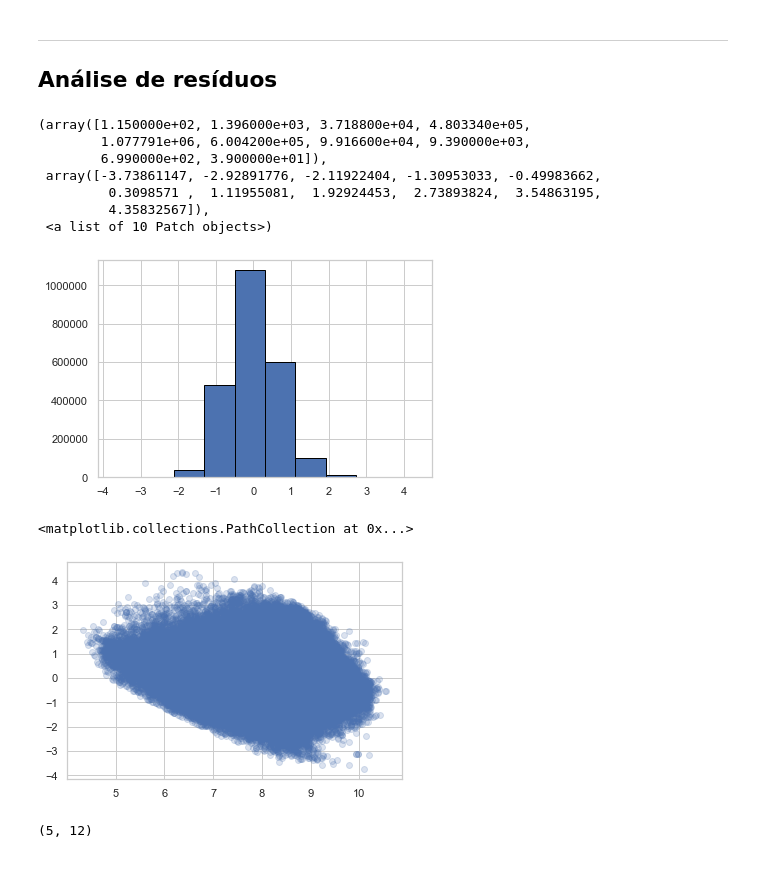
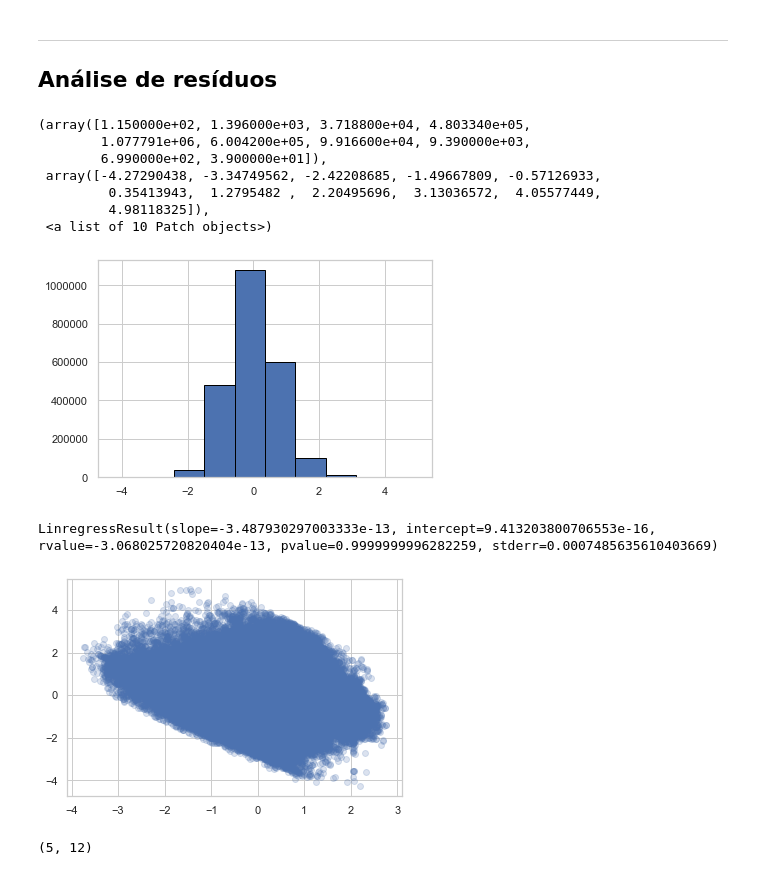
Before and after one commit to neylsoncrepalde/diversidade_mercado_ia, a Jupyter notebook: src/exploratoria.ipynb, the cells around one changed output. Cells and saved outputs as stored; diff of their text form; code cells hidden in the pictures.

```diff
--- a/src/exploratoria.ipynb
+++ b/src/exploratoria.ipynb
@@ -805,22 +1060,25 @@ plt.show()
 
 ## Análise de resíduos
 # %%
-plt.hist(regressao.resid, edgecolor="black")
+plt.hist(regpad.resid, edgecolor="black")
 # %% [output]
 (array([1.150000e+02, 1.396000e+03, 3.718800e+04, 4.803340e+05,
         1.077791e+06, 6.004200e+05, 9.916600e+04, 9.390000e+03,
         6.990000e+02, 3.900000e+01]),
- array([-3.73861147, -2.92891776, -2.11922404, -1.30953033, -0.49983662,
-         0.3098571 ,  1.11955081,  1.92924453,  2.73893824,  3.54863195,
-         4.35832567]),
+ array([-4.27290438, -3.34749562, -2.42208685, -1.49667809, -0.57126933,
+         0.35413943,  1.2795482 ,  2.20495696,  3.13036572,  4.05577449,
+         4.98118325]),
  <a list of 10 Patch objects>)
-[figure, old version]
+[figure, new version]
 # %%
-yhat = regressao.predict()
-plt.scatter(yhat, regressao.resid, alpha=.2)
+yhat = regpad.predict()
+from scipy.stats import linregress
+print(linregress(yhat, regpad.resid))
+plt.scatter(yhat, regpad.resid, alpha=.2)
+plt.show()
 # %% [output]
-<matplotlib.collections.PathCollection at 0x...>
+LinregressResult(slope=-3.487930297003333e-13, intercept=9.413203800706553e-16, rvalue=-3.068025720820404e-13, pvalue=0.9999999996282259, stderr=0.0007485635610403669)
-[figure, old version]
+[figure, new version]
 # %%
 plt.scatter(y, yhat, alpha=.2)
 plt.xlim((5, 12))
```
Also changed, not shown: parts of 24 cells of this notebook.
